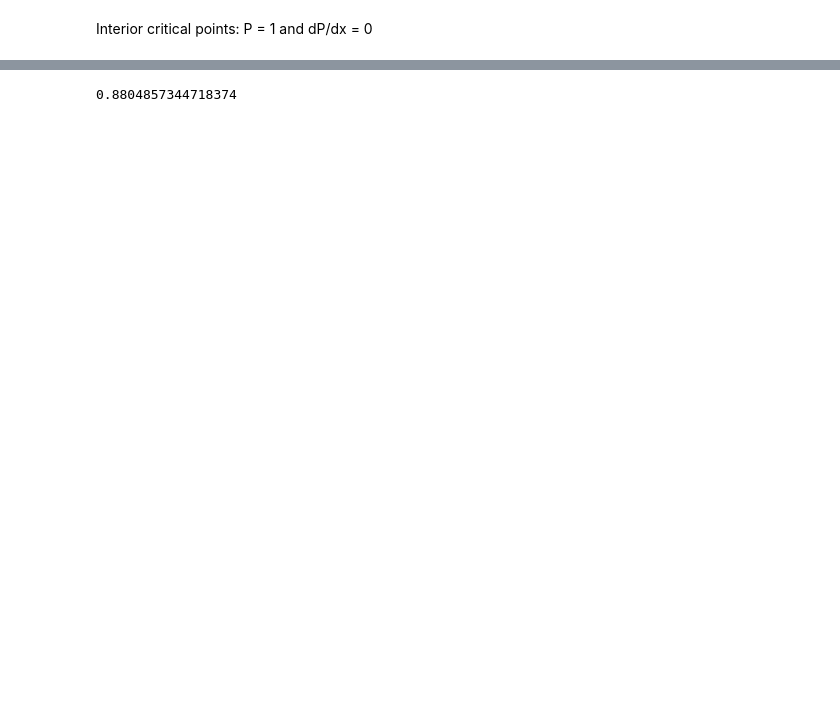
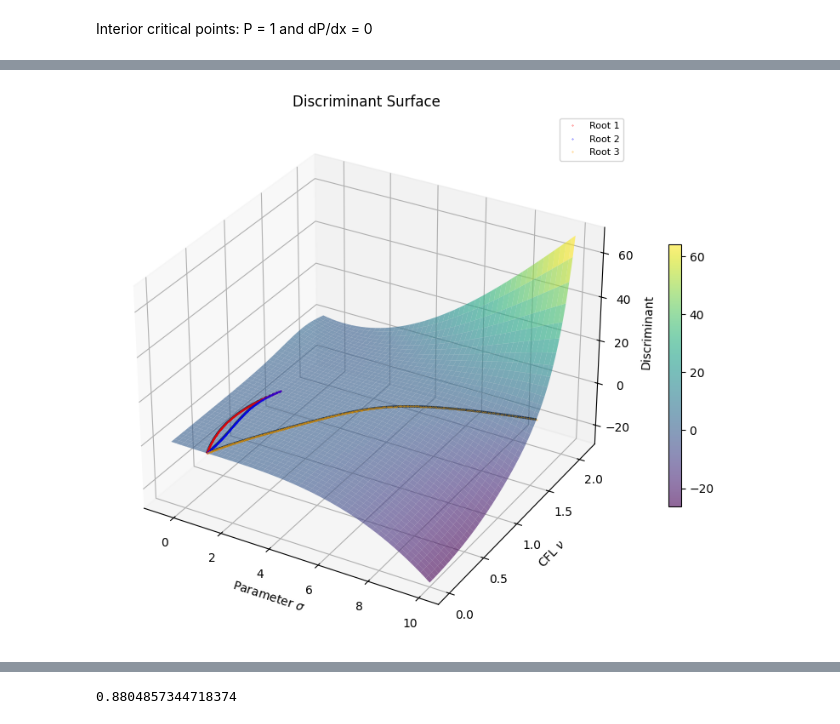
Before and after one commit to ukolov-ivan/mipt-vkr, a Jupyter notebook: src/sym.ipynb, the cells around one changed output, grey strips where cells are left out. Cells and saved outputs as stored; diff of their text form; code cells hidden in the pictures; blank space fills up the shorter version.

```diff
--- a/src/sym.ipynb
+++ b/src/sym.ipynb
@@ -479,0 +703,91 @@ def derive_stability_conditions(
+# %%
+fig, ax = plt.subplots(figsize=(12, 8), subplot_kw={
+                        'projection': '3d'})  # type: ignore
+ax = typing.cast(mpl_toolkits.mplot3d.axes3d.Axes3D, ax)
+sigma_values = np.linspace(-.5, 10, 200)
+cfl_values = np.linspace(0, 2.1, 200)
+sigma_values, cfl_values = np.meshgrid(sigma_values, cfl_values)
+discr_numeric = sp.lambdify((cfl, sigma), discriminant_poly.as_expr(), modules="numpy")
+discr_values = discr_numeric(cfl_values, sigma_values)
+surf = ax.plot_surface(sigma_values, cfl_values, discr_values ,
+                        cmap='viridis', alpha=0.6)
+
+ax.contour3D(sigma_values, cfl_values, discr_values, levels=[.0],
+        colors='black', linewidths=2, label="Numerical roots")
+import warnings
+
+cfl_line = np.linspace(0, 2.1, 500)
+colors = ['red', 'blue', 'orange', 'purple', 'green']
+
+sigma_roots = sp.solve(discriminant_poly.as_expr(), sigma)
+print(f"Found {len(sigma_roots)} sigma roots")
+
+# Lambdify each root with complex support
+sigma_root_funcs = [
+    sp.lambdify(cfl, root, modules="numpy")
+    for root in sigma_roots
+]
+
+for i, root_func in enumerate(sigma_root_funcs):
+    try:
+        # Suppress sqrt warnings - we handle complex results below
+        with warnings.catch_warnings():
+            warnings.simplefilter("ignore", RuntimeWarning)
+
+            # Force complex evaluation to handle negative sqrt/cbrt
+            cfl_complex = cfl_line.astype(complex)
+            sigma_line = root_func(cfl_complex)
+
+        # Ensure it's a numpy array
+        sigma_line = np.asarray(sigma_line)
+
+        # Keep only values where imaginary part is negligible
+        tol = 1e-8
+        is_real = np.abs(sigma_line.imag) < tol
+
+        # Extract real part where applicable
+        sigma_real = np.where(is_real, sigma_line.real, np.nan)
+
+        # Mask values outside plot domain
+        in_domain = (sigma_real >= -0.5) & (sigma_real <= 10)
+        sigma_real = np.where(in_domain, sigma_real, np.nan)
+
+        # Only plot if we have some valid points
+        if np.any(~np.isnan(sigma_real)):
+            z_line = np.zeros_like(cfl_line)
+
+            ax.plot(
+                sigma_real,
+                cfl_line,
+                z_line + 0.05,
+                color=colors[i % len(colors)],
+                linestyle="",
+                marker='.',
+                markersize=.5,
+                linewidth=.1,
+                label=f'Root {i+1}',
+                zorder=10
+            )
+            print(f"Root {i}: plotted {np.sum(~np.isnan(sigma_real))} points")
+        else:
+            print(f"Root {i}: no real values in domain")
+
+    except Exception as e:
+        print(f"Root {i} error: {e}")
+
+ax.legend(loc='best', fontsize=8)
+
+# ax.plot(sigma_vals, [0]*len(sigma_vals), numerical_max_cfls,
+#         'b--', linewidth=2, label='Numerical max over θ')
+ax.set_xlabel(r'Parameter $\sigma$')
+ax.set_ylabel(r'CFL $\nu$')
+# ax.set_zlim(0, 1.5)
+ax.set_zlabel(r'Discriminant')
+ax.set_title('Discriminant Surface')
+
+# Colour bar – need figure
+fig = ax.figure
+fig.colorbar(surf, shrink=0.5)
+plt.savefig('discriminant-surface.png')
+plt.show()
+# %% [output]
@@ -479,0 +798 @@ def derive_stability_conditions(
+[figure, added]
```
Also changed, not shown: parts of 55 cells of this notebook.
